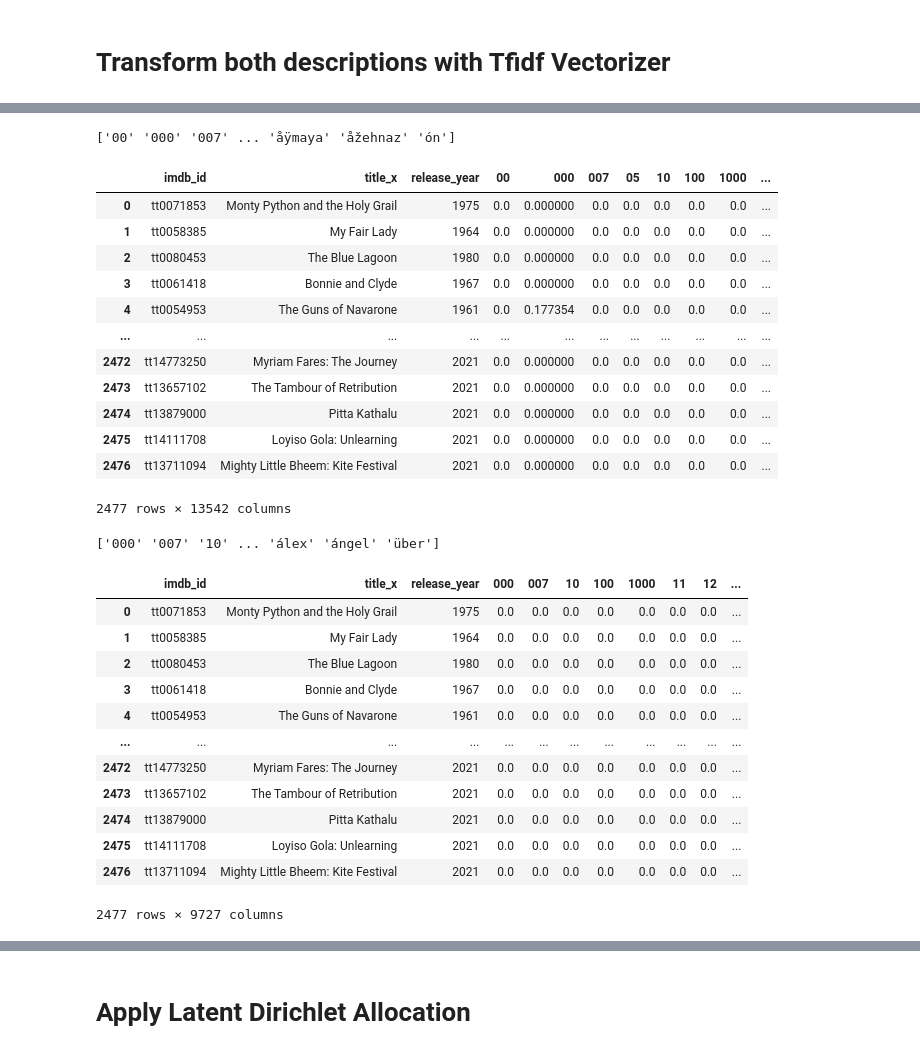
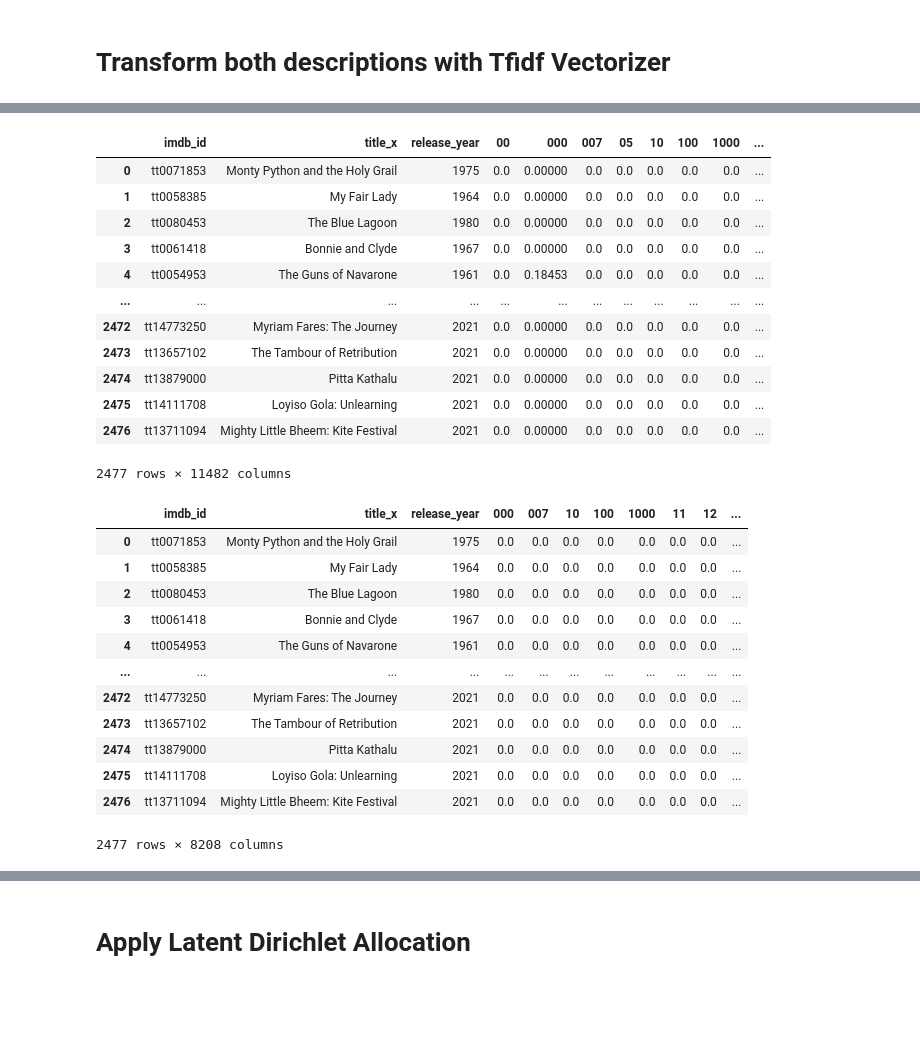
Before and after one commit to anthonybrown0528/csc-442-course-project, a Jupyter notebook: notebook/vectorize_film_descriptions.ipynb, the cells around one changed output, grey strips where cells are left out. Drawn from its saved outputs; the diff is of its cells as text; code cells hidden in the pictures; blank space fills up the shorter version.

```diff
--- a/notebook/vectorize_film_descriptions.ipynb
+++ b/notebook/vectorize_film_descriptions.ipynb
@@ -36,7 +40,0 @@ netflix_film_imdb_scores_df['description_x'] = netflix_film_imdb_scores_df['desc
-# %%
-imdb_id_df = netflix_film_imdb_scores_df[['imdb_id', 'title', 'release_year']]
-vectorizer = CountVectorizer()
-
-description = netflix_film_imdb_scores_df['description_x']
-term_document_matrix = vectorizer.fit_transform(description)
-feature_names = vectorizer.get_feature_names_out()
@@ -68,37 +135,35 @@ descriptions_df.head()
 # %%
-term_document_df_tfidf_x = vectorize_description(descriptions_df, 'description_x', TfidfVectorizer)
+term_document_df_tfidf_x, vectorization_tfidf_x = vectorize_description(descriptions_df, 'description_x', TfidfVectorizer)
 term_document_df_tfidf_x
 # %% [output]
+|  | imdb_id | title_x | release_year | 00 | 000 | 007 | 05 | 10 | 100 | 1000 | ... |
+| 0 | tt0071853 | Monty Python and the Holy Grail | 1975 | 0.0 | 0.00000 | 0.0 | 0.0 | 0.0 | 0.0 | 0.0 | ... |
+| 1 | tt0058385 | My Fair Lady | 1964 | 0.0 | 0.00000 | 0.0 | 0.0 | 0.0 | 0.0 | 0.0 | ... |
+| 2 | tt0080453 | The Blue Lagoon | 1980 | 0.0 | 0.00000 | 0.0 | 0.0 | 0.0 | 0.0 | 0.0 | ... |
+| 3 | tt0061418 | Bonnie and Clyde | 1967 | 0.0 | 0.00000 | 0.0 | 0.0 | 0.0 | 0.0 | 0.0 | ... |
+| 4 | tt0054953 | The Guns of Navarone | 1961 | 0.0 | 0.18453 | 0.0 | 0.0 | 0.0 | 0.0 | 0.0 | ... |
+| ... | ... | ... | ... | ... | ... | ... | ... | ... | ... | ... | ... |
+| 2472 | tt14773250 | Myriam Fares: The Journey | 2021 | 0.0 | 0.00000 | 0.0 | 0.0 | 0.0 | 0.0 | 0.0 | ... |
+| 2473 | tt13657102 | The Tambour of Retribution | 2021 | 0.0 | 0.00000 | 0.0 | 0.0 | 0.0 | 0.0 | 0.0 | ... |
+| 2474 | tt13879000 | Pitta Kathalu | 2021 | 0.0 | 0.00000 | 0.0 | 0.0 | 0.0 | 0.0 | 0.0 | ... |
+| 2475 | tt14111708 | Loyiso Gola: Unlearning | 2021 | 0.0 | 0.00000 | 0.0 | 0.0 | 0.0 | 0.0 | 0.0 | ... |
+| 2476 | tt13711094 | Mighty Little Bheem: Kite Festival | 2021 | 0.0 | 0.00000 | 0.0 | 0.0 | 0.0 | 0.0 | 0.0 | ... |
-['00' '000' '007' ... 'åÿmaya' 'åžehnaz' 'ón']
+2477 rows × 11482 columns
-|  | imdb_id | title_x | release_year | 00 | 000 | 007 | 05 | 10 | 100 | 1000 | ... |
-| 0 | tt0071853 | Monty Python and the Holy Grail | 1975 | 0.0 | 0.000000 | 0.0 | 0.0 | 0.0 | 0.0 | 0.0 | ... |
-| 1 | tt0058385 | My Fair Lady | 1964 | 0.0 | 0.000000 | 0.0 | 0.0 | 0.0 | 0.0 | 0.0 | ... |
-| 2 | tt0080453 | The Blue Lagoon | 1980 | 0.0 | 0.000000 | 0.0 | 0.0 | 0.0 | 0.0 | 0.0 | ... |
-| 3 | tt0061418 | Bonnie and Clyde | 1967 | 0.0 | 0.000000 | 0.0 | 0.0 | 0.0 | 0.0 | 0.0 | ... |
-| 4 | tt0054953 | The Guns of Navarone | 1961 | 0.0 | 0.177354 | 0.0 | 0.0 | 0.0 | 0.0 | 0.0 | ... |
-| ... | ... | ... | ... | ... | ... | ... | ... | ... | ... | ... | ... |
-| 2472 | tt14773250 | Myriam Fares: The Journey | 2021 | 0.0 | 0.000000 | 0.0 | 0.0 | 0.0 | 0.0 | 0.0 | ... |
-| 2473 | tt13657102 | The Tambour of Retribution | 2021 | 0.0 | 0.000000 | 0.0 | 0.0 | 0.0 | 0.0 | 0.0 | ... |
-| 2474 | tt13879000 | Pitta Kathalu | 2021 | 0.0 | 0.000000 | 0.0 | 0.0 | 0.0 | 0.0 | 0.0 | ... |
-| 2475 | tt14111708 | Loyiso Gola: Unlearning | 2021 | 0.0 | 0.000000 | 0.0 | 0.0 | 0.0 | 0.0 | 0.0 | ... |
-| 2476 | tt13711094 | Mighty Little Bheem: Kite Festival | 2021 | 0.0 | 0.000000 | 0.0 | 0.0 | 0.0 | 0.0 | 0.0 | ... |
-2477 rows × 13542 columns
 # %%
-term_document_df_tfidf_y = vectorize_description(descriptions_df, 'description_y', TfidfVectorizer)
+term_document_df_tfidf_y, _ = vectorize_description(descriptions_df, 'description_y', TfidfVectorizer)
 term_document_df_tfidf_y
 # %% [output]
+|  | imdb_id | title_x | release_year | 000 | 007 | 10 | 100 | 1000 | 11 | 12 | ... |
+| 0 | tt0071853 | Monty Python and the Holy Grail | 1975 | 0.0 | 0.0 | 0.0 | 0.0 | 0.0 | 0.0 | 0.0 | ... |
+| 1 | tt0058385 | My Fair Lady | 1964 | 0.0 | 0.0 | 0.0 | 0.0 | 0.0 | 0.0 | 0.0 | ... |
+| 2 | tt0080453 | The Blue Lagoon | 1980 | 0.0 | 0.0 | 0.0 | 0.0 | 0.0 | 0.0 | 0.0 | ... |
+| 3 | tt0061418 | Bonnie and Clyde | 1967 | 0.0 | 0.0 | 0.0 | 0.0 | 0.0 | 0.0 | 0.0 | ... |
+| 4 | tt0054953 | The Guns of Navarone | 1961 | 0.0 | 0.0 | 0.0 | 0.0 | 0.0 | 0.0 | 0.0 | ... |
+| ... | ... | ... | ... | ... | ... | ... | ... | ... | ... | ... | ... |
+| 2472 | tt14773250 | Myriam Fares: The Journey | 2021 | 0.0 | 0.0 | 0.0 | 0.0 | 0.0 | 0.0 | 0.0 | ... |
+| 2473 | tt13657102 | The Tambour of Retribution | 2021 | 0.0 | 0.0 | 0.0 | 0.0 | 0.0 | 0.0 | 0.0 | ... |
+| 2474 | tt13879000 | Pitta Kathalu | 2021 | 0.0 | 0.0 | 0.0 | 0.0 | 0.0 | 0.0 | 0.0 | ... |
+| 2475 | tt14111708 | Loyiso Gola: Unlearning | 2021 | 0.0 | 0.0 | 0.0 | 0.0 | 0.0 | 0.0 | 0.0 | ... |
+| 2476 | tt13711094 | Mighty Little Bheem: Kite Festival | 2021 | 0.0 | 0.0 | 0.0 | 0.0 | 0.0 | 0.0 | 0.0 | ... |
-['000' '007' '10' ... 'álex' 'ángel' 'über']
+2477 rows × 8208 columns
-|  | imdb_id | title_x | release_year | 000 | 007 | 10 | 100 | 1000 | 11 | 12 | ... |
-| 0 | tt0071853 | Monty Python and the Holy Grail | 1975 | 0.0 | 0.0 | 0.0 | 0.0 | 0.0 | 0.0 | 0.0 | ... |
-| 1 | tt0058385 | My Fair Lady | 1964 | 0.0 | 0.0 | 0.0 | 0.0 | 0.0 | 0.0 | 0.0 | ... |
-| 2 | tt0080453 | The Blue Lagoon | 1980 | 0.0 | 0.0 | 0.0 | 0.0 | 0.0 | 0.0 | 0.0 | ... |
-| 3 | tt0061418 | Bonnie and Clyde | 1967 | 0.0 | 0.0 | 0.0 | 0.0 | 0.0 | 0.0 | 0.0 | ... |
-| 4 | tt0054953 | The Guns of Navarone | 1961 | 0.0 | 0.0 | 0.0 | 0.0 | 0.0 | 0.0 | 0.0 | ... |
-| ... | ... | ... | ... | ... | ... | ... | ... | ... | ... | ... | ... |
-| 2472 | tt14773250 | Myriam Fares: The Journey | 2021 | 0.0 | 0.0 | 0.0 | 0.0 | 0.0 | 0.0 | 0.0 | ... |
-| 2473 | tt13657102 | The Tambour of Retribution | 2021 | 0.0 | 0.0 | 0.0 | 0.0 | 0.0 | 0.0 | 0.0 | ... |
-| 2474 | tt13879000 | Pitta Kathalu | 2021 | 0.0 | 0.0 | 0.0 | 0.0 | 0.0 | 0.0 | 0.0 | ... |
-| 2475 | tt14111708 | Loyiso Gola: Unlearning | 2021 | 0.0 | 0.0 | 0.0 | 0.0 | 0.0 | 0.0 | 0.0 | ... |
-| 2476 | tt13711094 | Mighty Little Bheem: Kite Festival | 2021 | 0.0 | 0.0 | 0.0 | 0.0 | 0.0 | 0.0 | 0.0 | ... |
-2477 rows × 9727 columns
 # %%
```
Also changed, not shown: parts of 13 cells of this notebook.
